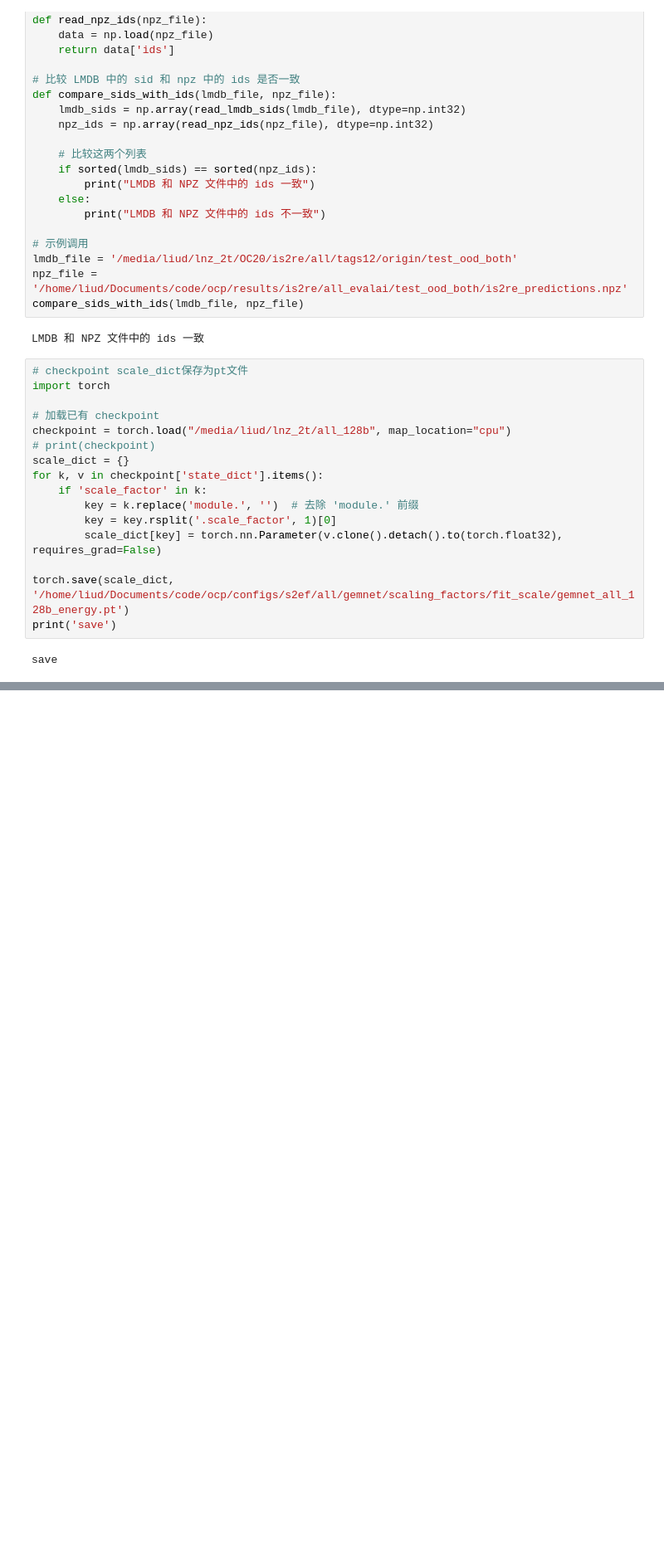
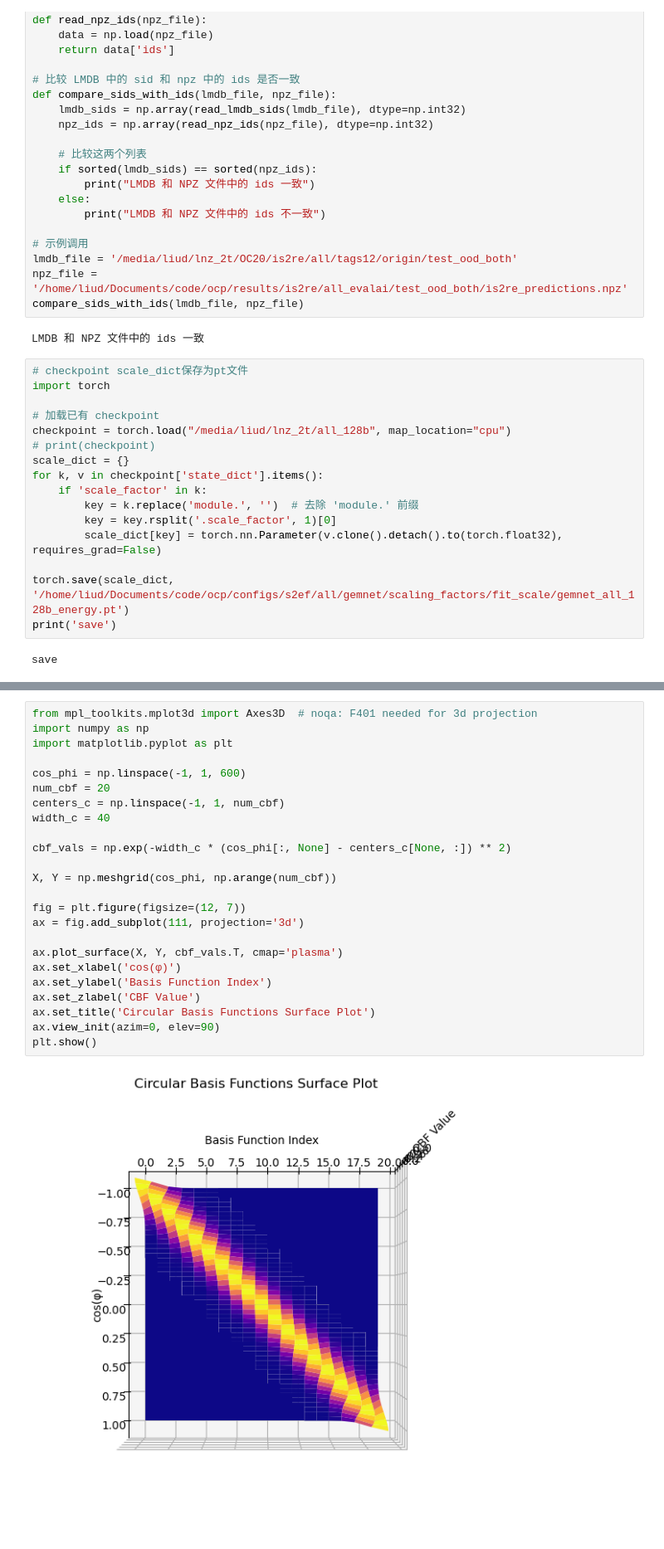
Before and after one commit to liudean998/SAFE, a Jupyter notebook: test.ipynb, the cells around one changed output, grey strips where cells are left out. Shown at 83% size. Saved outputs shown, nothing was run; the diff lists cells and outputs as text; blank space fills up the shorter version.

```diff
--- a/test.ipynb
+++ b/test.ipynb
@@ -288,0 +685,26 @@ save
+# %%
+from mpl_toolkits.mplot3d import Axes3D  # noqa: F401 needed for 3d projection
+import numpy as np
+import matplotlib.pyplot as plt
+
+cos_phi = np.linspace(-1, 1, 600)
+num_cbf = 20
+centers_c = np.linspace(-1, 1, num_cbf)
+width_c = 40
+
+cbf_vals = np.exp(-width_c * (cos_phi[:, None] - centers_c[None, :]) ** 2)
+
+X, Y = np.meshgrid(cos_phi, np.arange(num_cbf))
+
+fig = plt.figure(figsize=(12, 7))
+ax = fig.add_subplot(111, projection='3d')
+
+ax.plot_surface(X, Y, cbf_vals.T, cmap='plasma')
+ax.set_xlabel('cos(φ)')
+ax.set_ylabel('Basis Function Index')
+ax.set_zlabel('CBF Value')
+ax.set_title('Circular Basis Functions Surface Plot')
+ax.view_init(azim=0, elev=90)
+plt.show()
+# %% [output]
+[figure, added]
```
Also changed, not shown: parts of 6 cells of this notebook, 37 other files.
